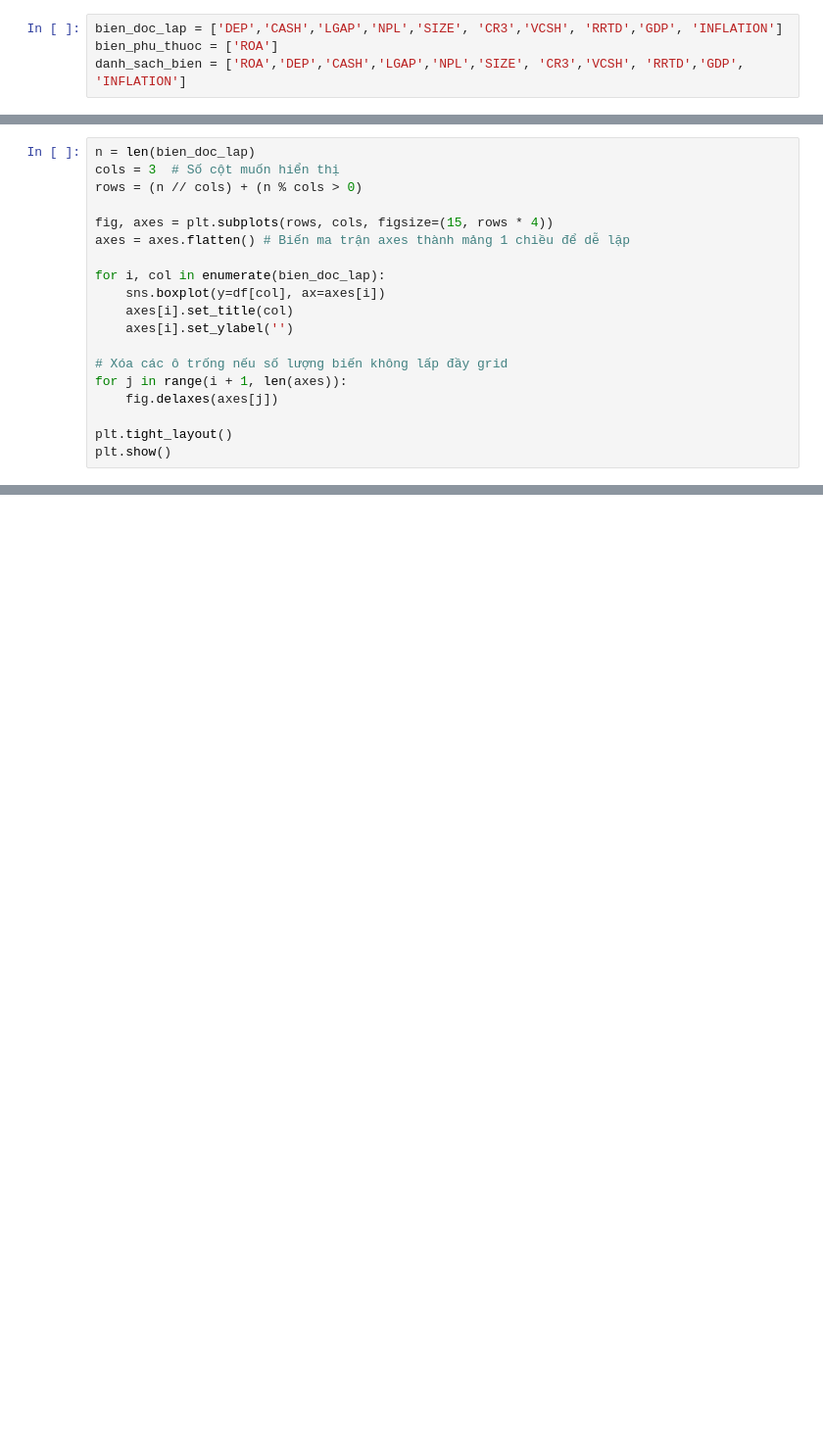
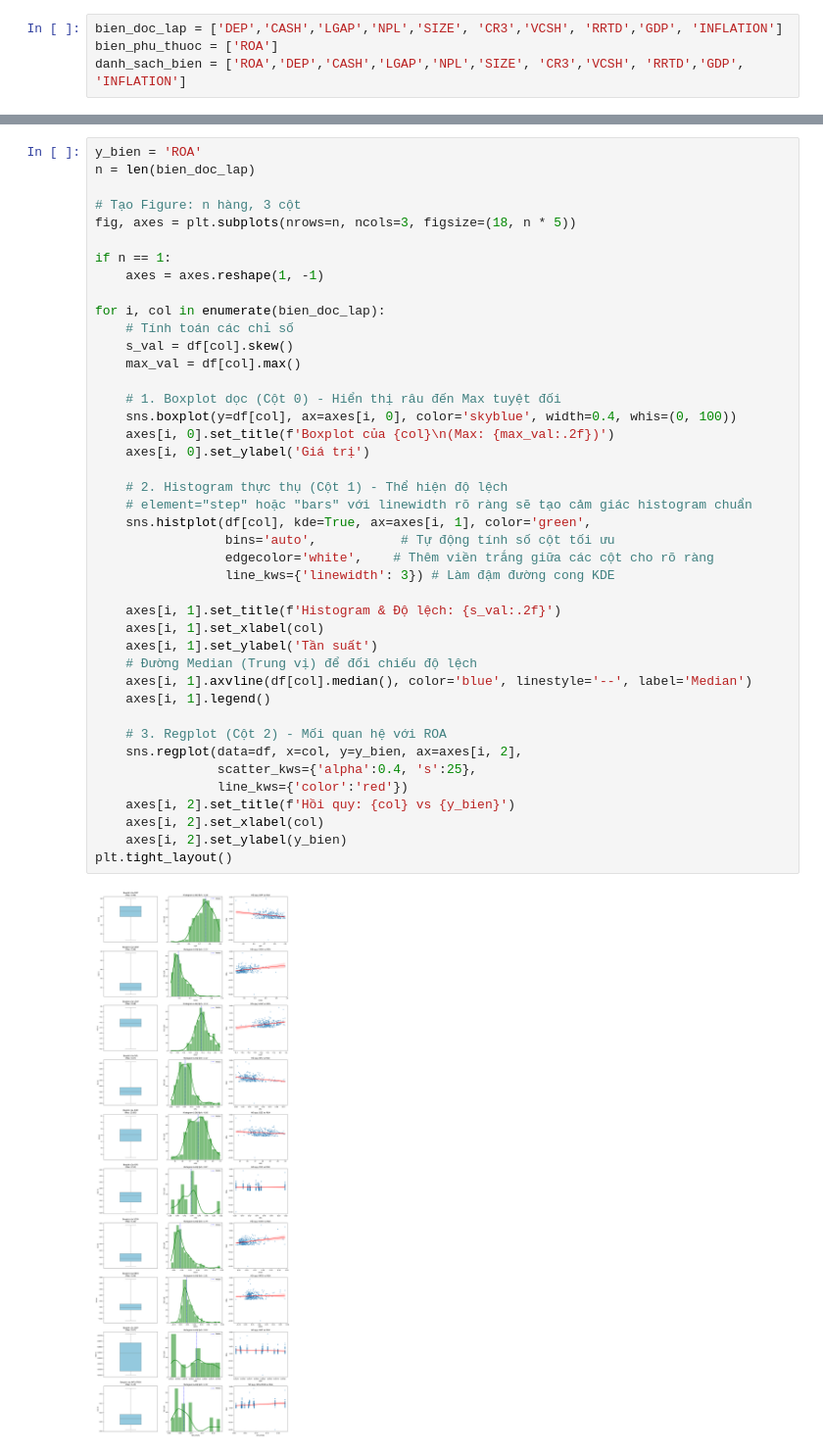
Before and after one commit to phatlt17420/Python_BA, a Jupyter notebook: PhanTichVaTrucQuanDuLieu/DoAn/DoAn_org.ipynb, the cells around one changed output, grey strips where cells are left out. Shown at 98% size. Drawn from its saved outputs; the diff is of its cells as text; blank space fills up the shorter version.

```diff
--- a/PhanTichVaTrucQuanDuLieu/DoAn/DoAn_org.ipynb
+++ b/PhanTichVaTrucQuanDuLieu/DoAn/DoAn_org.ipynb
@@ -94,19 +84,0 @@ sns.boxplot(data=df[bien_doc_lap])
-# %%
-n = len(bien_doc_lap)
-cols = 3  # Số cột muốn hiển thị
-rows = (n // cols) + (n % cols > 0)
-
-fig, axes = plt.subplots(rows, cols, figsize=(15, rows * 4))
-axes = axes.flatten() # Biến ma trận axes thành mảng 1 chiều để dễ lặp
-
-for i, col in enumerate(bien_doc_lap):
-    sns.boxplot(y=df[col], ax=axes[i])
-    axes[i].set_title(col)
-    axes[i].set_ylabel('')
-
-# Xóa các ô trống nếu số lượng biến không lấp đầy grid
-for j in range(i + 1, len(axes)):
-    fig.delaxes(axes[j])
-
-plt.tight_layout()
-plt.show()
@@ -114,0 +85,44 @@ plt.show()
+# %%
+y_bien = 'ROA'
+n = len(bien_doc_lap)
+
+# Tạo Figure: n hàng, 3 cột
+fig, axes = plt.subplots(nrows=n, ncols=3, figsize=(18, n * 5))
+
+if n == 1:
+    axes = axes.reshape(1, -1)
+
+for i, col in enumerate(bien_doc_lap):
+    # Tính toán các chỉ số
+    s_val = df[col].skew()
+    max_val = df[col].max()
+
+    # 1. Boxplot dọc (Cột 0) - Hiển thị râu đến Max tuyệt đối
+    sns.boxplot(y=df[col], ax=axes[i, 0], color='skyblue', width=0.4, whis=(0, 100))
+    axes[i, 0].set_title(f'Boxplot của {col}\n(Max: {max_val:.2f})')
+    axes[i, 0].set_ylabel('Giá trị')
+
+    # 2. Histogram thực thụ (Cột 1) - Thể hiện độ lệch
+    # element="step" hoặc "bars" với linewidth rõ ràng sẽ tạo cảm giác histogram chuẩn
+    sns.histplot(df[col], kde=True, ax=axes[i, 1], color='green',
+                 bins='auto',           # Tự động tính số cột tối ưu
+                 edgecolor='white',    # Thêm viền trắng giữa các cột cho rõ ràng
+                 line_kws={'linewidth': 3}) # Làm đậm đường cong KDE
+
+    axes[i, 1].set_title(f'Histogram & Độ lệch: {s_val:.2f}')
+    axes[i, 1].set_xlabel(col)
+    axes[i, 1].set_ylabel('Tần suất')
+    # Đường Median (Trung vị) để đối chiếu độ lệch
+    axes[i, 1].axvline(df[col].median(), color='blue', linestyle='--', label='Median')
+    axes[i, 1].legend()
+
+    # 3. Regplot (Cột 2) - Mối quan hệ với ROA
+    sns.regplot(data=df, x=col, y=y_bien, ax=axes[i, 2],
+                scatter_kws={'alpha':0.4, 's':25},
+                line_kws={'color':'red'})
+    axes[i, 2].set_title(f'Hồi quy: {col} vs {y_bien}')
+    axes[i, 2].set_xlabel(col)
+    axes[i, 2].set_ylabel(y_bien)
+plt.tight_layout()
+# %% [output]
+[figure, added]
```
Also changed, not shown: parts of 10 cells of this notebook.
